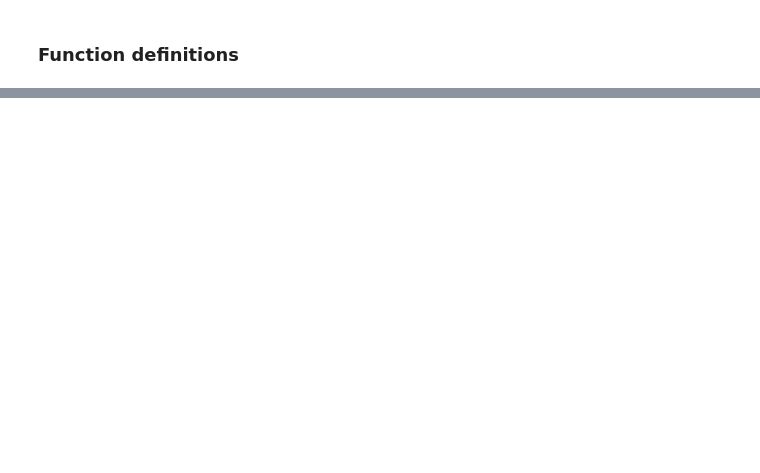
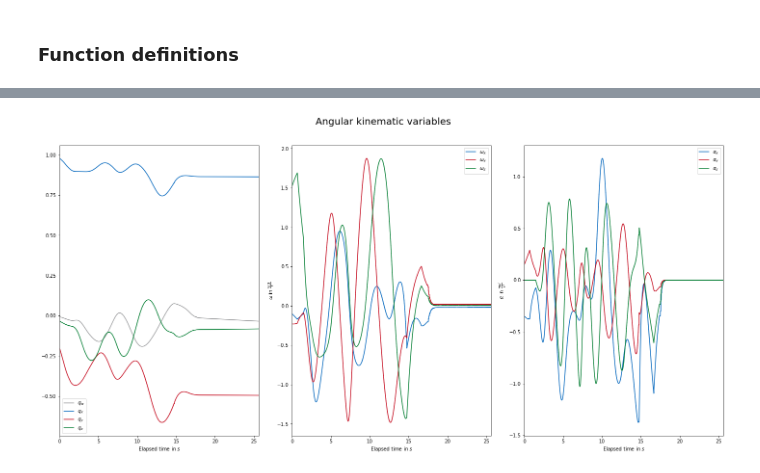
Before and after one commit to elenamck/inertial_parameter_application, a Jupyter notebook: data_collection/simulation/plotting_inertial_param_est.py.ipynb, the cells around one changed output, grey strips where cells are left out. Cells and saved outputs as stored; diff of their text form; code cells hidden in the pictures; blank space fills up the shorter version.

```diff
--- a/data_collection/simulation/plotting_inertial_param_est.py.ipynb
+++ b/data_collection/simulation/plotting_inertial_param_est.py.ipynb
@@ -376,0 +457,4 @@ Plot_one_dim(time, dq_6, "dq_6 in rad/s", "Last joint velocity")
+# %%
+Plot_kinematics_angular_three_plots(time, ori, avel, aaccel, "Angular kinematic variables")
+# %% [output]
+[figure, added]
```
Also changed, not shown: parts of 23 cells of this notebook, 3 other files.
